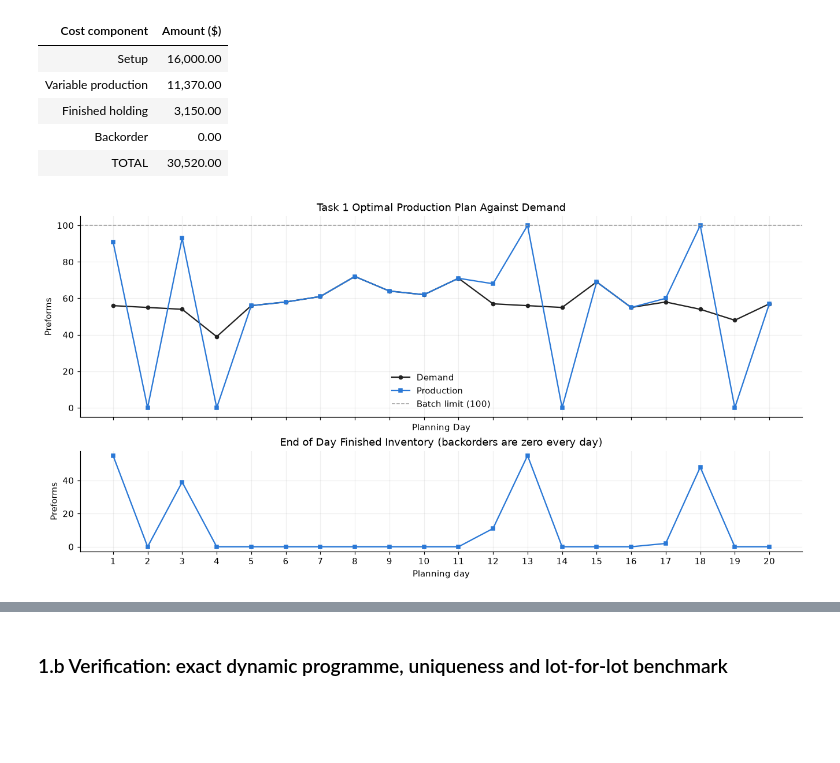
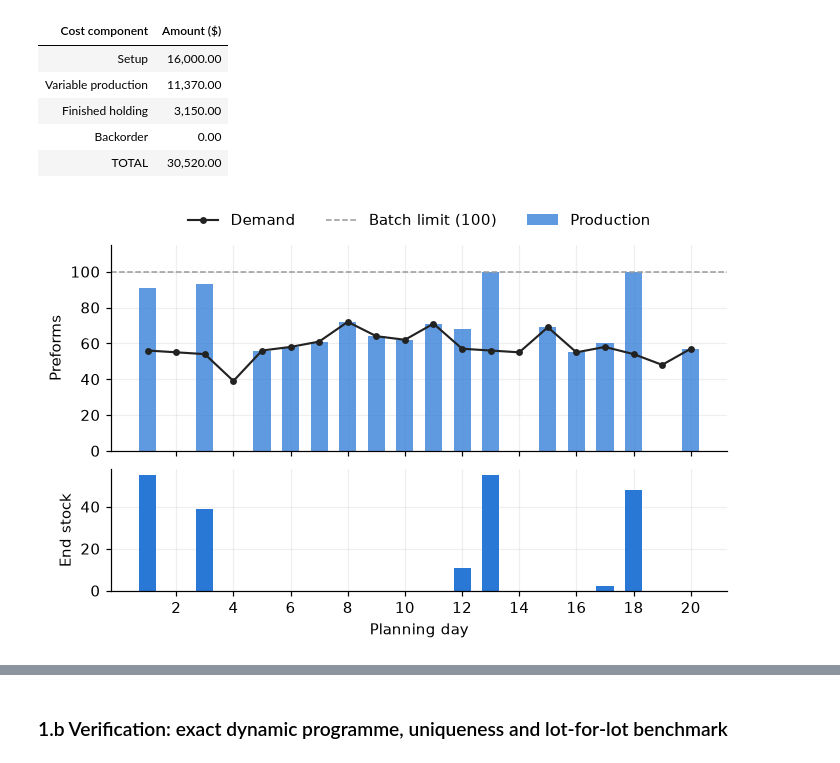
Before and after one commit to paveenavijay/QBUS3340-Operations-Management-, a Jupyter notebook: QBUS3340_Group_Assignment_Final.ipynb, the cells around one changed output, grey strips where cells are left out. Cells and saved outputs as stored; diff of their text form; code cells hidden in the pictures; blank space fills up the shorter version.

```diff
--- a/QBUS3340_Group_Assignment_Final.ipynb
+++ b/QBUS3340_Group_Assignment_Final.ipynb
@@ -210,6 +268,17 @@ Setup days: [1, 3, 5, 6, 7, 8, 9, 10, 11, 12, 13, 15, 16, 17, 18, 20]
 | Backorder | 0.00 |
 | TOTAL | 30,520.00 |
 # %%
-plot_production(task1_plan, "Task 1 Optimal Production Plan Against Demand")
+# Report Figure 1: optimal production plan (saved to final_report/figures/)
+with plt.rc_context(print_style):
+    fig, ax = plt.subplots(2, 1, figsize=(W, 4.0), sharex=True, layout="constrained",
+                           gridspec_kw={"height_ratios": [1.7, 1]})
+    ax[0].plot(DAYS, task1_plan["Demand"], color=INK, lw=1.4, marker="o", ms=3.5, label="Demand")
+    ax[0].bar(DAYS, task1_plan["Production"], color=MAIN_COLOR, alpha=0.75, width=0.6, label="Production")
+    ax[0].axhline(M, color=COMPARE_COLOR, ls="--", lw=1, label="Batch limit (100)")
+    ax[0].set(ylabel="Preforms", ylim=(0, 115))
+    ax[0].legend(ncol=3, loc="upper center", bbox_to_anchor=(0.5, 1.22))
+    ax[1].bar(DAYS, task1_plan["Finished end"], color=MAIN_COLOR, width=0.6)
+    ax[1].set(xlabel="Planning day", ylabel="End stock", xticks=EVEN)
+    fig.savefig(FIG_DIR / "fig1_task1_plan.pdf"); plt.show()
 # %% [output]
-[figure, old version]
+[figure, new version]
```
Also changed, not shown: parts of 28 cells of this notebook.
